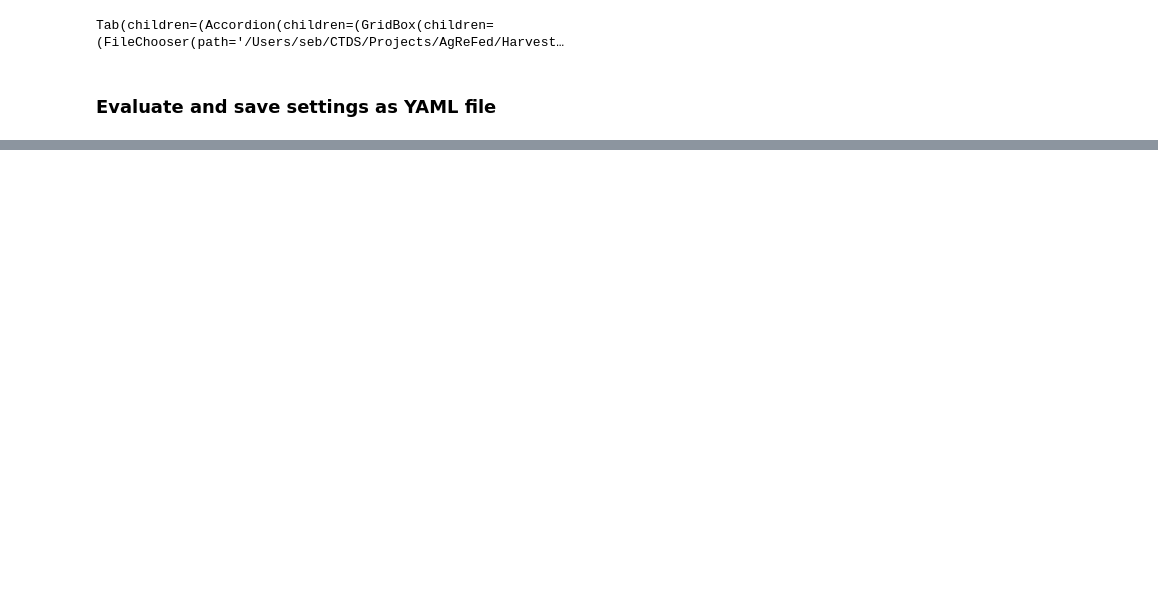
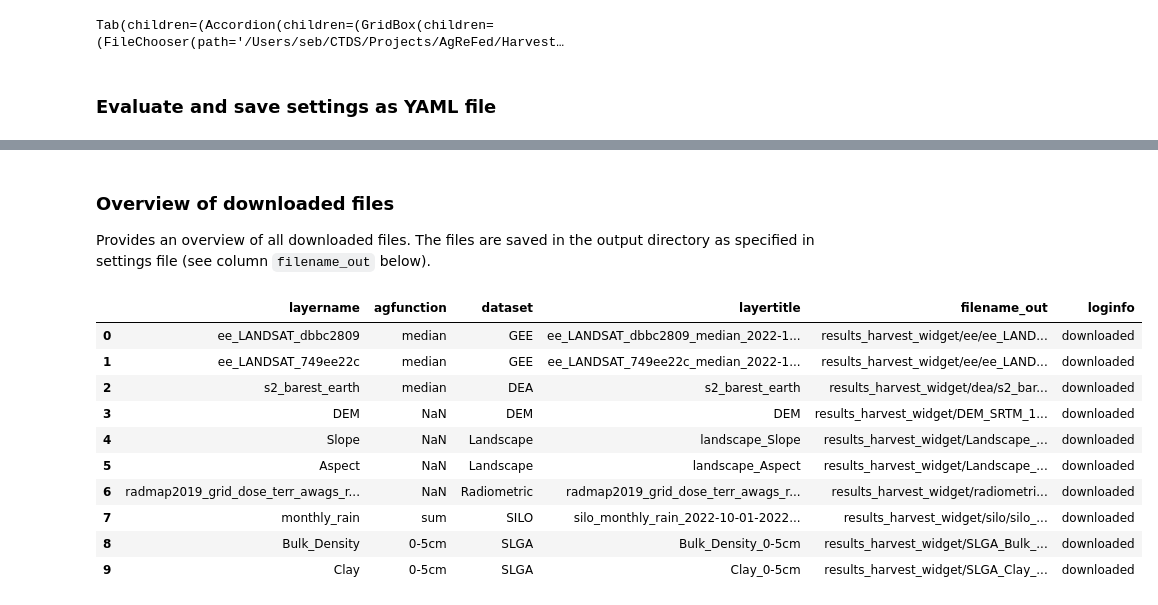
Before and after one commit to Sydney-Informatics-Hub/geodata-harvester, a Jupyter notebook: notebooks/example_harvest_with_widgets.ipynb, the cells around one changed output, grey strips where cells are left out. Cells and saved outputs as stored; diff of their text form; code cells hidden in the pictures; blank space fills up the shorter version.

Commit message:
Update documentation and widget settings

```diff
--- a/notebooks/example_harvest_with_widgets.ipynb
+++ b/notebooks/example_harvest_with_widgets.ipynb
@@ -125,0 +161,21 @@ df.head()
+# %% [markdown]
+### Overview of downloaded files
+Provides an overview of all downloaded files. The files are saved in the output directory as specified in settings file (see column `filename_out` below).
+# %%
+# list all files in the output directory
+df_log = pd.read_csv(os.path.join(settings.outpath, 'download_summary.csv'))
+
+# render pandas dataframe as html table
+IPython.display.HTML(df_log.to_html())
+# %% [output]
+|  | layername | agfunction | dataset | layertitle | filename_out | loginfo |
+| 0 | ee_LANDSAT_dbbc2809 | median | GEE | ee_LANDSAT_dbbc2809_median_2022-1... | results_harvest_widget/ee/ee_LAND... | downloaded |
+| 1 | ee_LANDSAT_749ee22c | median | GEE | ee_LANDSAT_749ee22c_median_2022-1... | results_harvest_widget/ee/ee_LAND... | downloaded |
+| 2 | s2_barest_earth | median | DEA | s2_barest_earth | results_harvest_widget/dea/s2_bar... | downloaded |
+| 3 | DEM | NaN | DEM | DEM | results_harvest_widget/DEM_SRTM_1... | downloaded |
+| 4 | Slope | NaN | Landscape | landscape_Slope | results_harvest_widget/Landscape_... | downloaded |
+| 5 | Aspect | NaN | Landscape | landscape_Aspect | results_harvest_widget/Landscape_... | downloaded |
+| 6 | radmap2019_grid_dose_terr_awags_r... | NaN | Radiometric | radmap2019_grid_dose_terr_awags_r... | results_harvest_widget/radiometri... | downloaded |
+| 7 | monthly_rain | sum | SILO | silo_monthly_rain_2022-10-01-2022... | results_harvest_widget/silo/silo_... | downloaded |
+| 8 | Bulk_Density | 0-5cm | SLGA | Bulk_Density_0-5cm | results_harvest_widget/SLGA_Bulk_... | downloaded |
+| 9 | Clay | 0-5cm | SLGA | Clay_0-5cm | results_harvest_widget/SLGA_Clay_... | downloaded |
```
Also changed, not shown: parts of 11 cells of this notebook.
